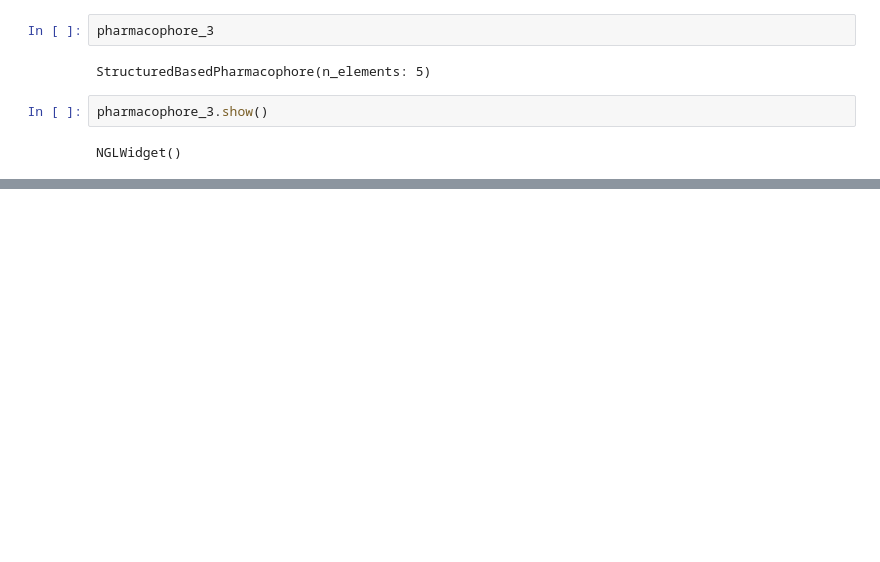
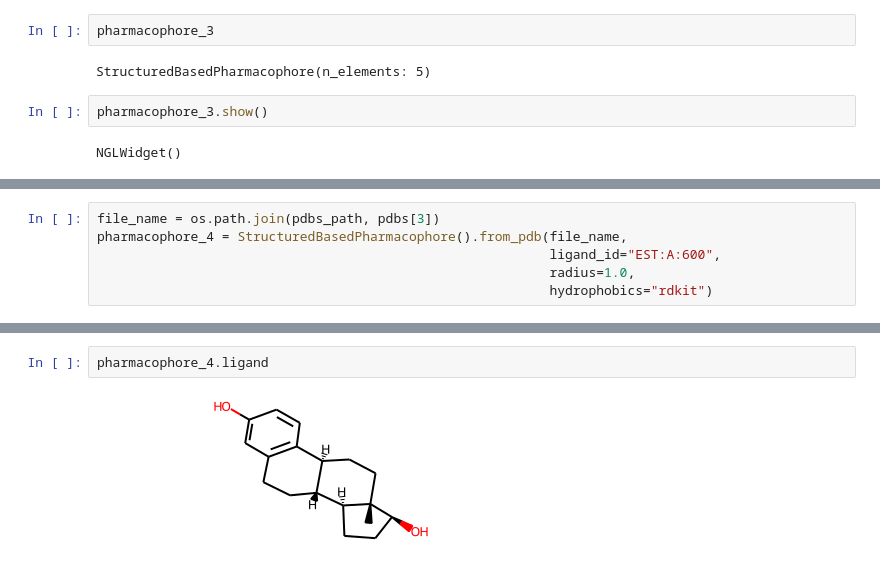
Before and after one commit to Daniel-Ibarrola/Cheminformatics-Notebooks, a Jupyter notebook: openpharmacophore/structured_based/structured_based.ipynb, the cells around one changed output, grey strips where cells are left out. Cells and saved outputs as stored; diff of their text form; blank space fills up the shorter version.

```diff
--- a/openpharmacophore/structured_based/structured_based.ipynb
+++ b/openpharmacophore/structured_based/structured_based.ipynb
@@ -104,0 +88,6 @@ print(dis_1)
+# %%
+file_name = os.path.join(pdbs_path, pdbs[3])
+pharmacophore_4 = StructuredBasedPharmacophore().from_pdb(file_name,
+                                                          ligand_id="EST:A:600",
+                                                          radius=1.0,
+                                                          hydrophobics="rdkit")
@@ -104,0 +103,4 @@ print(dis_1)
+# %%
+pharmacophore_4.ligand
+# %% [output]
+[figure, added]
```
Also changed, not shown: parts of 13 cells of this notebook, 2 other files.
